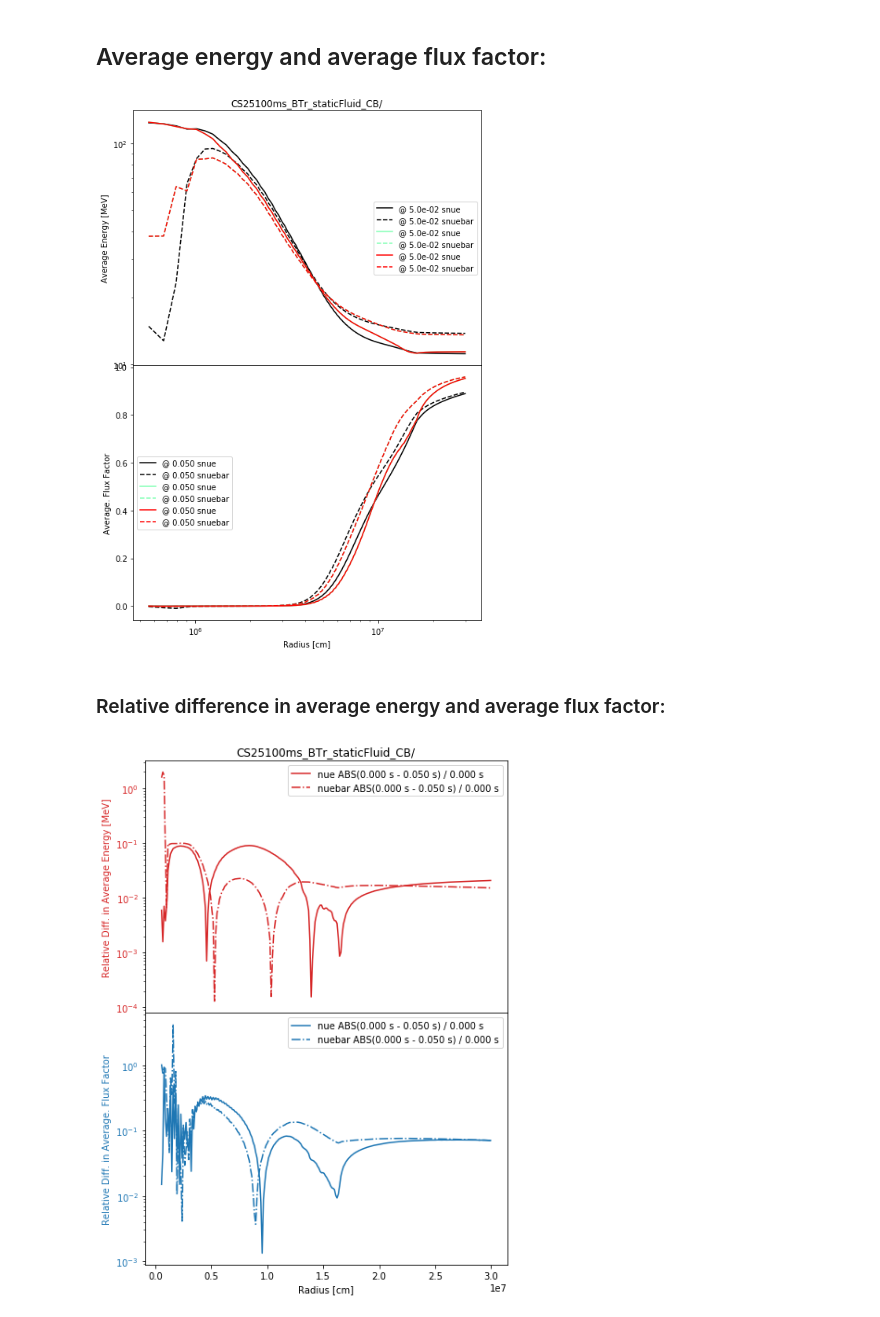
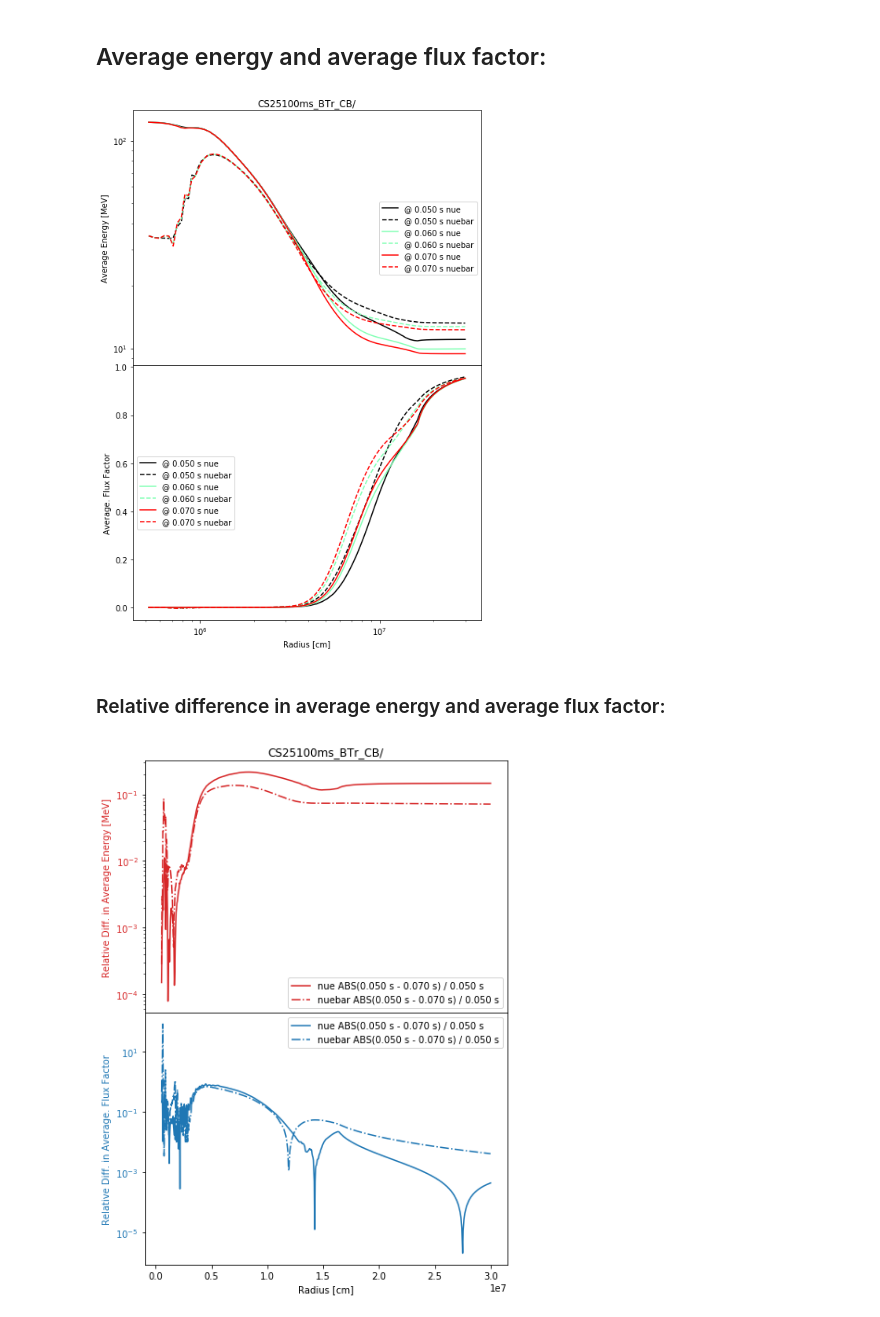
Before and after one commit to ranchu1/Analysis_FLASH, a Jupyter notebook: unitTests/2-[If-Stationary-State]1D.ipynb, the cells around one changed output. Cells and saved outputs as stored; diff of their text form; code cells hidden in the pictures.

```diff
--- a/unitTests/2-[If-Stationary-State]1D.ipynb
+++ b/unitTests/2-[If-Stationary-State]1D.ipynb
@@ -2,10 +2,10 @@
 ## - To compare multiple files for files under a same directory
 # %%
 BaseDir    = '/Users/ranchu/FLASHOR/Movies_n_Data/dele_1D_2S/Chimera_S25_100ms_Fluid/'
-ProblemDir = 'CS25100ms_BTr_staticFluid_CB/' # will be used as title
-OptionDir  = '16X16E_1_30_LS220'
+ProblemDir = 'CS25100ms_BTr_CB/' # will be used as title
+OptionDir  = '48X40E_1_12_LS220'
 
-FileIndex       = [0,100,500] # need to be a list
+FileIndex       = [500,600,700] # need to be a list
 nSpecies        = 2
 
 # default
@@ -41,7 +40,9 @@ shape Moment [nfum,nS,nR,nE] (3, 2, 256, 16)
 %matplotlib inline
 import flashytlib.plot as fyplt
 
-for ifi in range(fnum):
-    fyplt.plt_1D_Eos(FullFileNames[ifi],\
-                 optional_title=ProblemDir+' @ {:.3f} s'.format(Times[ifi]))
+legends = ['@ {:.3f} s'.format(t) for t in Times]
+
+fyplt.plt_1D_Eos_multi(FullFileNames,\
+                       optional_title=ProblemDir,\
+                       optional_legend=legends)
 # %% [output]
@@ -151,7 +150,7 @@ for ifi in range(fnum):
     for iS in range(nSpecies):
         axs[0].plot(Radius[ifi],AverageEnergy[ifi][iS], \
                     linestyle=LineType[iS],color=colors[ifi],\
-                    label='@ {:.1e} s'.format(Times[ifile])+labels[iS])
+                    label='@ {:.3f} s '.format(Times[ifi])+labels[iS])
 
 axs[0].set_yscale('log')
 axs[0].set_xscale('log')
@@ -163,14 +162,14 @@ for ifi in range(fnum):
     for iS in range(nSpecies):
         axs[1].plot(Radius[ifi],AverageFluxFactor[ifi][iS], \
                     linestyle=LineType[iS],color=colors[ifi],\
-                    label='@ {:.3f} s'.format(Times[ifile])+labels[iS])
+                    label='@ {:.3f} s '.format(Times[ifi])+labels[iS])
 fig.tight_layout()  # otherwise the right y-label is slightly clipped
 axs[0].legend(loc='right')
 axs[1].legend(loc='center left')
 #plt.show()
 plt.savefig(Directory[0]+'/IfStationary.png')
 # %% [output]
-[figure, old version]
+[figure, new version]
 # %% [markdown]
 ### Relative difference in average energy and average flux factor:
 # %%
@@ -197,32 +196,32 @@ fig, axs = plt.subplots(2, sharex=True, sharey=False, gridspec_kw={'hspace': 0},
 for i in range(nSpecies):
 
     # --- Number Density ---
     color = 'tab:red'
     axs[0].set_xlabel('Radius [cm]')
     axs[0].set_ylabel('Relative Diff. in Average Energy [MeV]',color=color)
     leg =labels[i] + ' ABS('+ '{:.3f} s'.format(Times[base_ifile])\
     +' - '+'{:.3f} s'.format(Times[comp_ifile]) + \
     ') / '+'{:.3f} s'.format(Times[base_ifile])
 
     axs[0].plot(Radius[base_ifile],RelativeDiff_AverageEnergy[i],\
                     linestyle=LineType[i], color=color,label=leg)
     axs[0].set_yscale('log')
     axs[0].tick_params(axis='y', labelcolor=color)
 
     # --- Average Flux Factor ---
 
     color = 'tab:blue'
     axs[1].set_ylabel('Relative Diff. in Average. Flux Factor', color=color)
     axs[1].plot(Radius[base_ifile],RelativeDiff_AverageFluxFactor[i],\
                     linestyle=LineType[i], color=color,label=leg)
     axs[1].set_yscale('log')
     axs[1].tick_params(axis='y', labelcolor=color)
 
 axs[1].set_xlabel('Radius [cm]')
-axs[0].legend(loc='upper right')
+axs[0].legend(loc='best')
 axs[1].legend(loc='upper right')
 
 axs[0].set_title(ProblemDir)
 plt.savefig(Directory[0]+'/IfStationary_RelaDiff_neutrino2.png')
 # %% [output]
-[figure, old version]
+[figure, new version]
```
Also changed, not shown: parts of 4 cells of this notebook, 2 other files.
